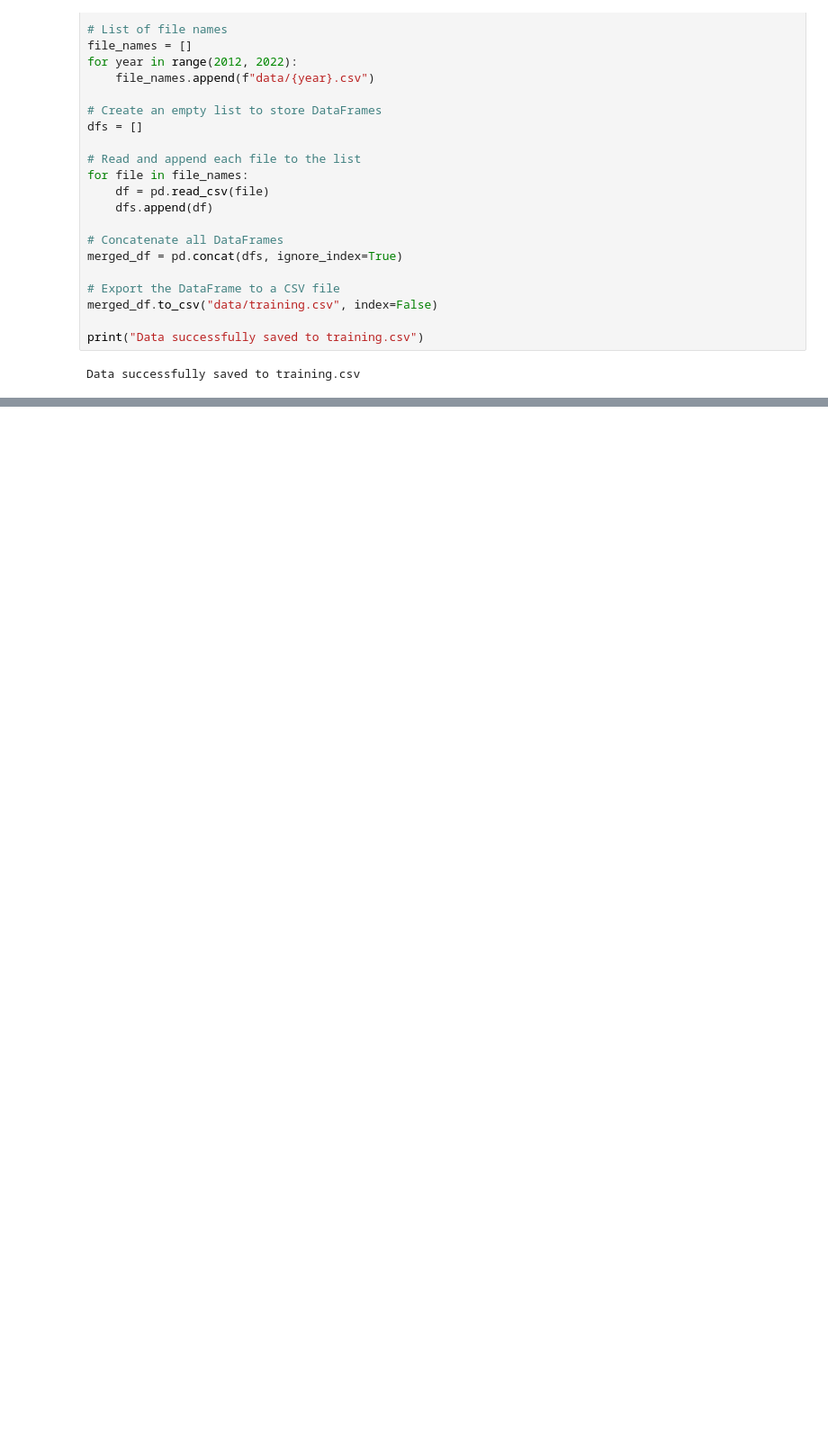
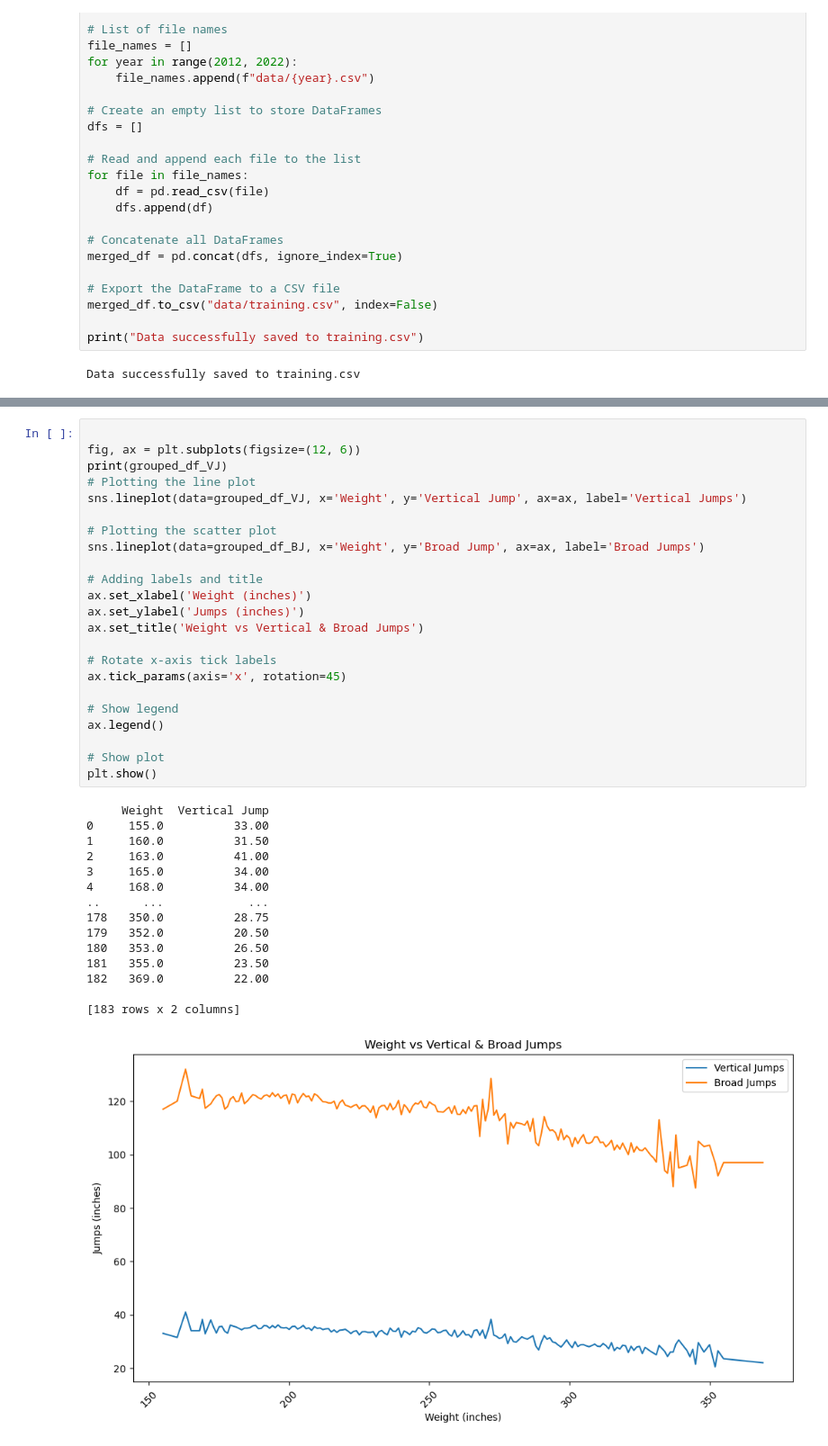
Before and after one commit to Vishwa-Sheth/Predict_the_NFL_cut, a Jupyter notebook: new_scraper.ipynb, the cells around one changed output, grey strips where cells are left out. Shown: that part at 90% size. Drawn from its saved outputs; the diff is of its cells as text; blank space fills up the shorter version.

```diff
--- a/new_scraper.ipynb
+++ b/new_scraper.ipynb
@@ -395,3 +466,42 @@ plt.show()
+# %%
+
+fig, ax = plt.subplots(figsize=(12, 6))
+print(grouped_df_VJ)
+# Plotting the line plot
+sns.lineplot(data=grouped_df_VJ, x='Weight', y='Vertical Jump', ax=ax, label='Vertical Jumps')
+
+# Plotting the scatter plot
+sns.lineplot(data=grouped_df_BJ, x='Weight', y='Broad Jump', ax=ax, label='Broad Jumps')
+
+# Adding labels and title
+ax.set_xlabel('Weight (inches)')
+ax.set_ylabel('Jumps (inches)')
+ax.set_title('Weight vs Vertical & Broad Jumps')
+
+# Rotate x-axis tick labels
+ax.tick_params(axis='x', rotation=45)
+
+# Show legend
+ax.legend()
+
+# Show plot
+plt.show()
+# %% [output]
+     Weight  Vertical Jump
+0     155.0          33.00
+1     160.0          31.50
+2     163.0          41.00
+3     165.0          34.00
+4     168.0          34.00
+..      ...            ...
+178   350.0          28.75
+179   352.0          20.50
+180   353.0          26.50
+181   355.0          23.50
+182   369.0          22.00
+
+[183 rows x 2 columns]
+[figure, added]
 # %%
 # Run descriptive statistics on the data and develop ideas on what to explore
 # your code here
```
Also changed, not shown: parts of 4 cells of this notebook.
